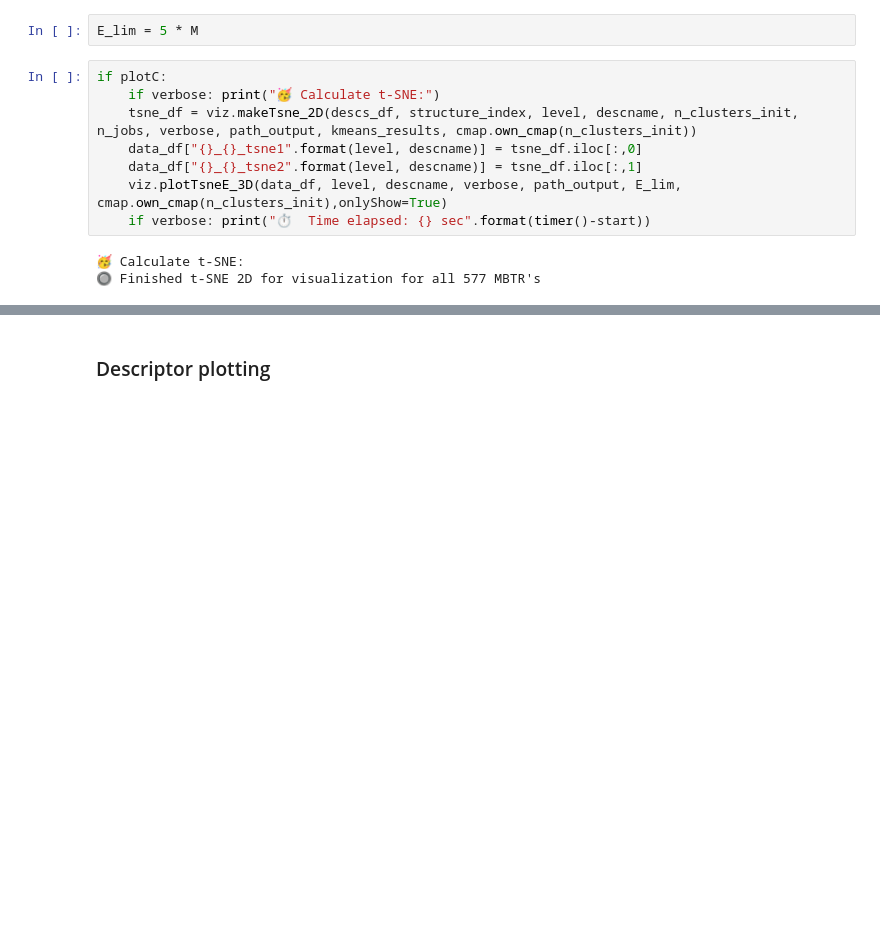
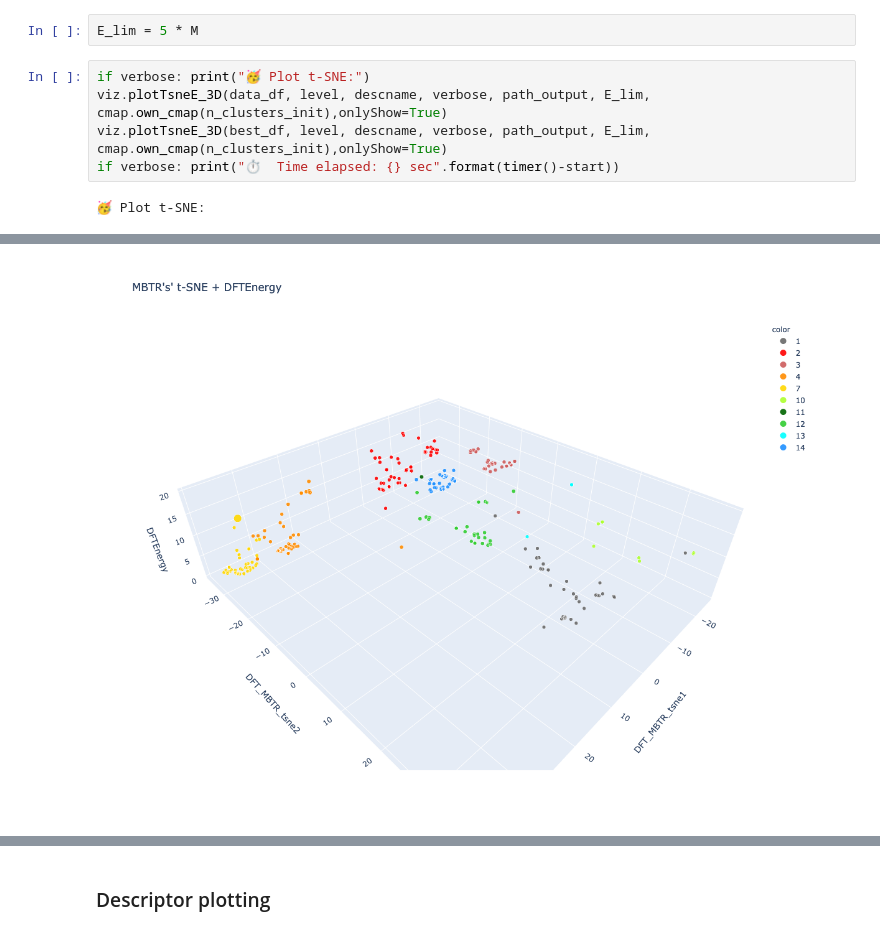
Before and after one commit to MatiasJJ/ClusterinClusters, a Jupyter notebook: StructureSelection.ipynb, the cells around one changed output, grey strips where cells are left out. Cells and saved outputs as stored; diff of their text form; blank space fills up the shorter version.

Commit message:
plot selected also

```diff
--- a/StructureSelection.ipynb
+++ b/StructureSelection.ipynb
@@ -184,14 +195,10 @@ Reasonable values usually $2.4 \times M$ kcal/mol where $M$ number of molecules
 # %%
 E_lim = 5 * M
 # %%
-if plotC:
-    if verbose: print("🥳 Calculate t-SNE:")
-    tsne_df = viz.makeTsne_2D(descs_df, structure_index, level, descname, n_clusters_init, n_jobs, verbose, path_output, kmeans_results, cmap.own_cmap(n_clusters_init))
-    data_df["{}_{}_tsne1".format(level, descname)] = tsne_df.iloc[:,0]
-    data_df["{}_{}_tsne2".format(level, descname)] = tsne_df.iloc[:,1]
-    viz.plotTsneE_3D(data_df, level, descname, verbose, path_output, E_lim, cmap.own_cmap(n_clusters_init),onlyShow=True)
-    if verbose: print("⏱  Time elapsed: {} sec".format(timer()-start))
+if verbose: print("🥳 Plot t-SNE:")
+viz.plotTsneE_3D(data_df, level, descname, verbose, path_output, E_lim, cmap.own_cmap(n_clusters_init),onlyShow=True)
+viz.plotTsneE_3D(best_df, level, descname, verbose, path_output, E_lim, cmap.own_cmap(n_clusters_init),onlyShow=True)
+if verbose: print("⏱  Time elapsed: {} sec".format(timer()-start))
 # %% [output]
-🥳 Calculate t-SNE:
-🔘 Finished t-SNE 2D for visualization for all 577 MBTR's
+🥳 Plot t-SNE:
 [interactive output not drawn]
@@ -198,0 +205 @@ if plotC:
+[figure, added]
```
Also changed, not shown: parts of 12 cells of this notebook, 16 other files.
